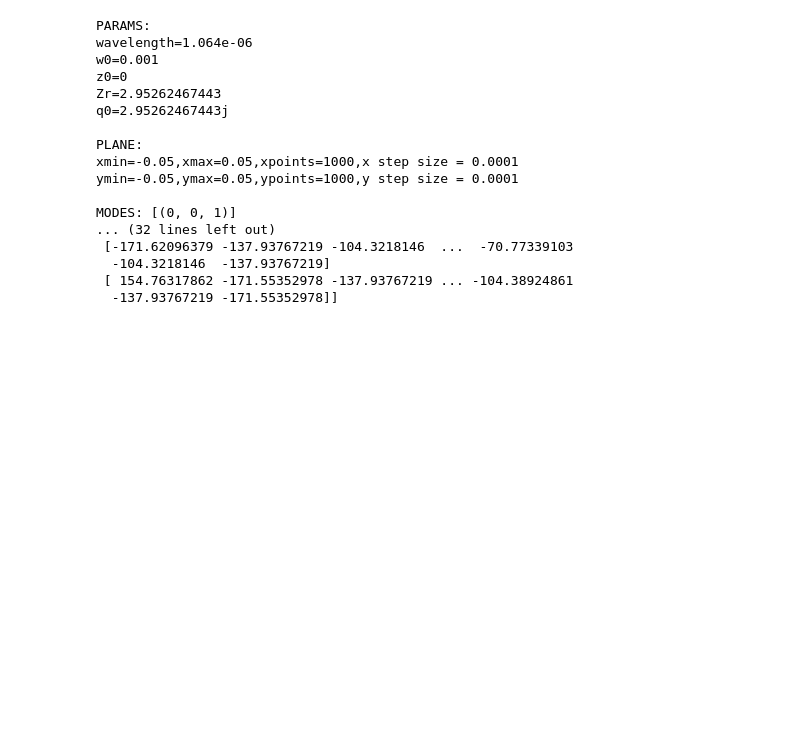
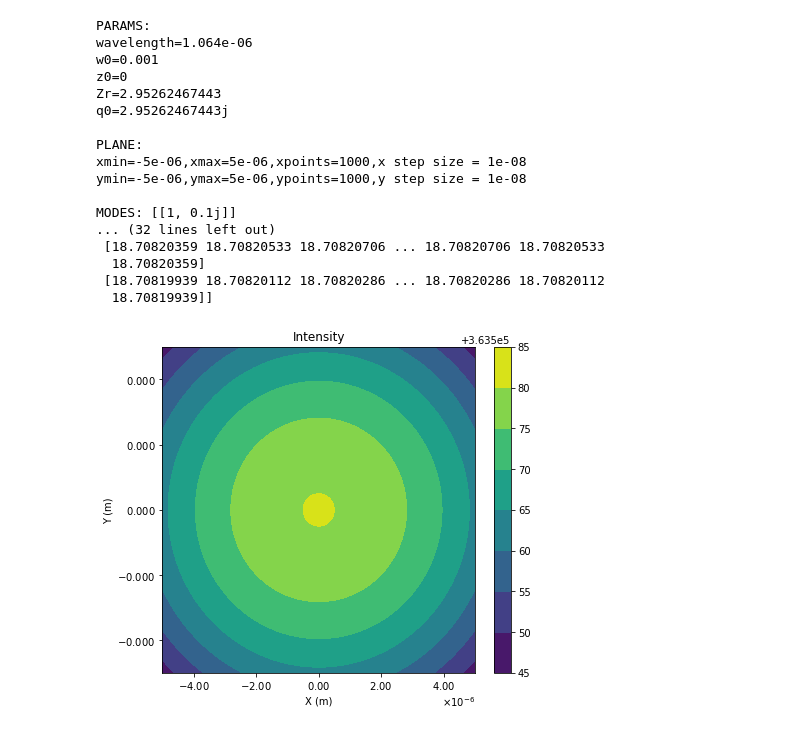
Before and after one commit to Edwards-Paul/Python-HG-Modes, a Jupyter notebook: HG Modes/Testing.ipynb, the cells around one changed output. Cells and saved outputs as stored; diff of their text form; code cells hidden in the pictures; blank space fills up the shorter version.

```diff
--- a/HG Modes/Testing.ipynb
+++ b/HG Modes/Testing.ipynb
@@ -54,0 +79,28 @@ pl.PhaseContour(f4)
+# %%
+modes1=pl.Modes((0,0,1))
+modes2=pl.Modes((0,1,.1*1j),(0,0,1))
+modes3=pl.Modes((1,0,1))
+f1 = pl.Calculate(pl.defaultParams,b,modes1,1)
+f2 = pl.Calculate2(pl.defaultParams,b,modes1,1)
+f3 = pl.Calculate(pl.defaultParams,b,modes3,1)
+f5 = pl.Calculate2(pl.defaultParams,pl.defaultPlane,modes3,1)
+f7 = pl.Calculate(pl.defaultParams,pl.defaultPlane,modes2,1)
+f8 = pl.Calculate2(pl.defaultParams,pl.defaultPlane,modes2,1)
+
+
+f4 = pl.Calculate(pl.defaultParams,pl.defaultPlane,modes2,1)
+
+pl.Contour(f1)
+pl.Contour(f2)
+pl.Contour(f3)
+#pl.IntensitySliceX(0,f2)
+
+pl.AmplitudeSliceX(0.0,f1,f2,f3,f7)
+
+pl.AmplitudeSliceX2(0.0,f1,f2,f3,f8)
+pl.IntensitySliceX(0,f1,f2,f3,f5)
+
+pl.IntensitySliceX(0,f1,f3,f7)
+
+pl.IntensitySliceX2(0,f2,f5,f8)
+#pl.PhaseSliceX(0,f2)
@@ -55,5 +133,5 @@ pl.PhaseContour(f4)
 # %%
-print f4
+print f7
 # %% [output]
 PARAMS:
 wavelength=1.064e-06
@@ -63,12 +141,16 @@ Zr=2.95262467443
 q0=2.95262467443j
 
 PLANE:
-xmin=-0.05,xmax=0.05,xpoints=1000,x step size = 0.0001
-ymin=-0.05,ymax=0.05,ypoints=1000,y step size = 0.0001
+xmin=-5e-06,xmax=5e-06,xpoints=1000,x step size = 1e-08
+ymin=-5e-06,ymax=5e-06,ypoints=1000,y step size = 1e-08
 
-MODES: [(0, 0, 1)]
+MODES: [[1, 0.1j]]
 ... (32 lines left out)
- [-171.62096379 -137.93767219 -104.3218146  ...  -70.77339103
-  -104.3218146  -137.93767219]
- [ 154.76317862 -171.55352978 -137.93767219 ... -104.38924861
-  -137.93767219 -171.55352978]]
+ [18.70820359 18.70820533 18.70820706 ... 18.70820706 18.70820533
+  18.70820359]
+ [18.70819939 18.70820112 18.70820286 ... 18.70820286 18.70820112
+  18.70819939]]
+# %%
+pl.Contour(f1)
+# %% [output]
+[figure, added]
```
Also changed, not shown: parts of 13 cells of this notebook, 3 other files.
